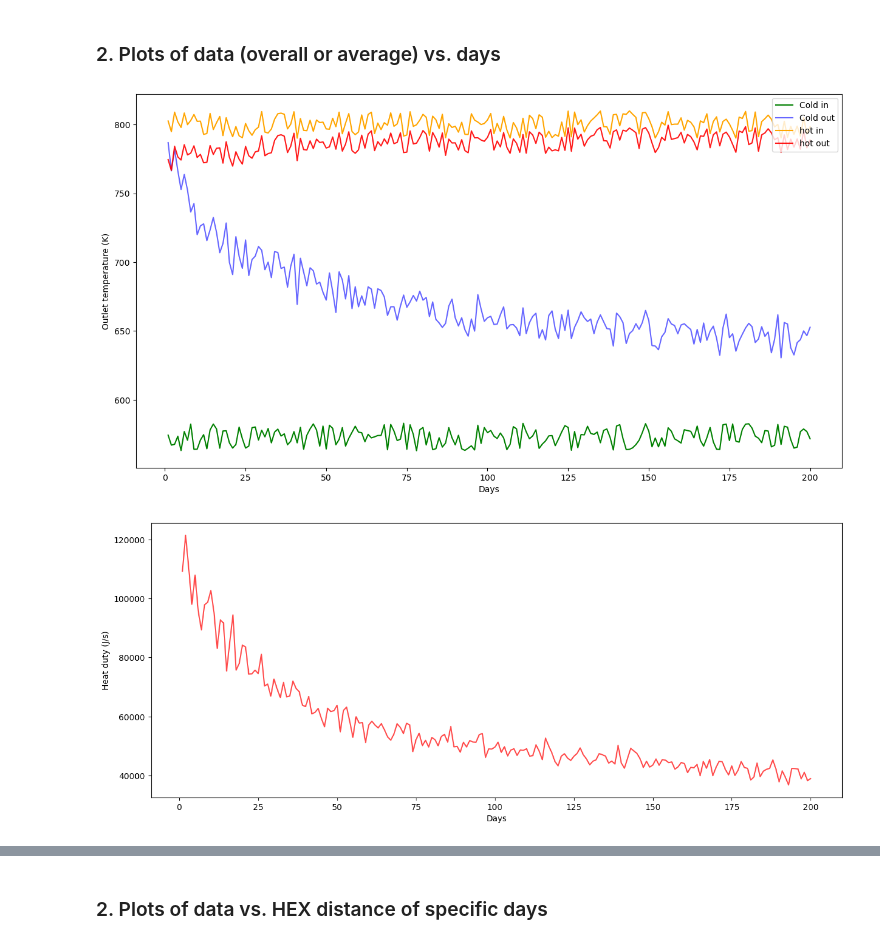
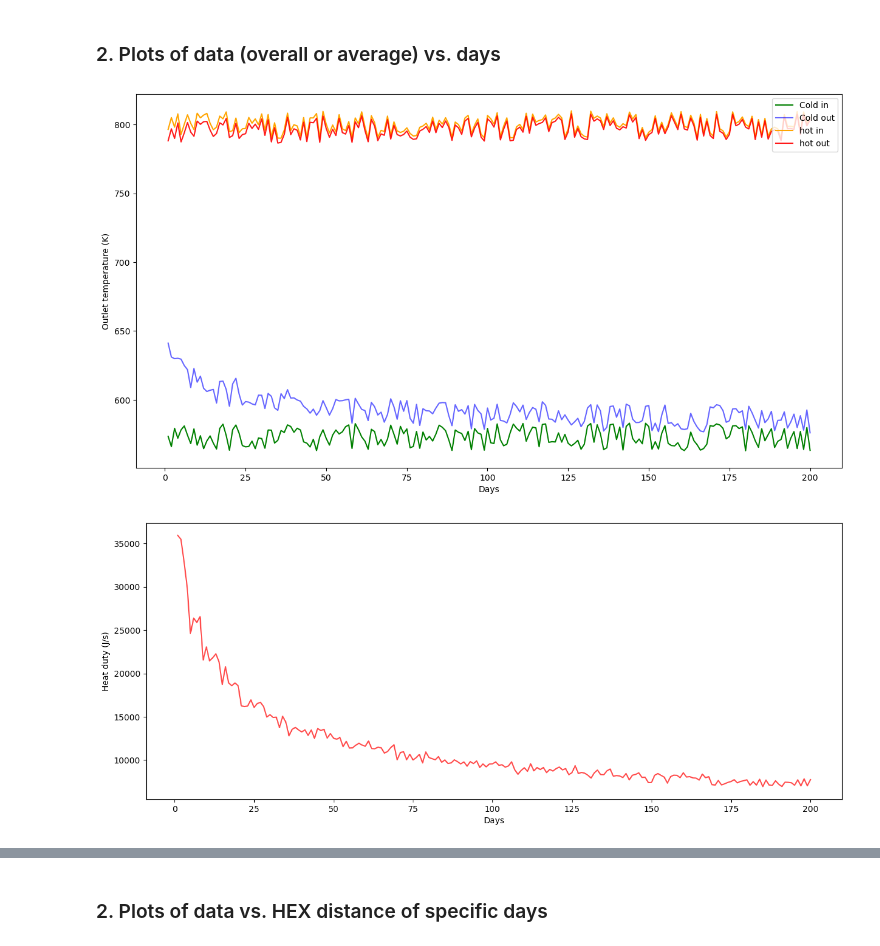
Before and after one commit to donglai-zhang/HEXpractice, a Jupyter notebook: Visualisation.ipynb, the cells around one changed output, grey strips where cells are left out. Saved outputs shown, nothing was run; the diff lists cells and outputs as text; code cells hidden in the pictures.

```diff
--- a/Visualisation.ipynb
+++ b/Visualisation.ipynb
@@ -6,6 +6,8 @@ from pathlib import Path
 ### 1. Load data
 # %%
 dpath = Path("../../py_data/HEXPractice")
+l_hex = 6.1
+n_hex = 100
 ks = [1, 50, 100, 150, 200]
 nk = len(ks)
 
@@ -17,7 +19,7 @@ rinlet: random inlents
 mode = "rinlet"
 
 # f_type: 0 - parallel flow, 1 - counter flow
-f_type = 1
+f_type = 0
 
 if f_type == 0:
     dfs = pd.read_csv(f"{dpath}/{mode}/parallel.csv", header=0)
@@ -39,32 +41,32 @@ dfs.head()
 5 rows × 30 columns
 # %%
-x = dfs["Day"].to_numpy()
+days = dfs["Day"].to_numpy()
 # %% [markdown]
 ### 2. Plots of data (overall or average) vs. days
 # %%
 # outlet temperatures vs. time
 fig, ax = plt.subplots()
 fig.set_figheight(8)
 fig.set_figwidth(15)
-ax.plot(x, dfs["F1i"].to_numpy(), c="green", label="Cold in")
-ax.plot(x, dfs["F1o"].to_numpy(), c="blue", alpha=0.6, label="Cold out")
-ax.plot(x, dfs["F2i"].to_numpy(), c="orange", label="hot in")
-ax.plot(x, dfs["F2o"].to_numpy(), c="r", alpha=0.9, label="hot out")
+ax.plot(days, dfs["F1i"].to_numpy(), c="green", label="Cold in")
+ax.plot(days, dfs["F1o"].to_numpy(), c="blue", alpha=0.6, label="Cold out")
+ax.plot(days, dfs["F2i"].to_numpy(), c="orange", label="hot in")
+ax.plot(days, dfs["F2o"].to_numpy(), c="r", alpha=0.9, label="hot out")
 ax.set_ylabel("Outlet temperature (K)")
 ax.set_xlabel("Days")
 ax.legend(loc="upper right")
 plt.show()
 # %% [output]
-[figure, old version]
+[figure, new version]
 # %%
 # Heat duty vs. time
 plt.figure(figsize=(15, 6))
-plt.plot(x, dfs["Q"].to_numpy(), c="r", alpha=0.7)
+plt.plot(days, dfs["Q"].to_numpy(), c="r", alpha=0.7)
 plt.ylabel("Heat duty (J/s)")
 plt.xlabel("Days")
 plt.show()
 # %% [output]
-[figure, old version]
+[figure, new version]
 # %%
 # UA vs. time
 plt.figure(figsize=(15, 6))
```
Also changed, not shown: parts of 13 cells of this notebook, 5 other files.
